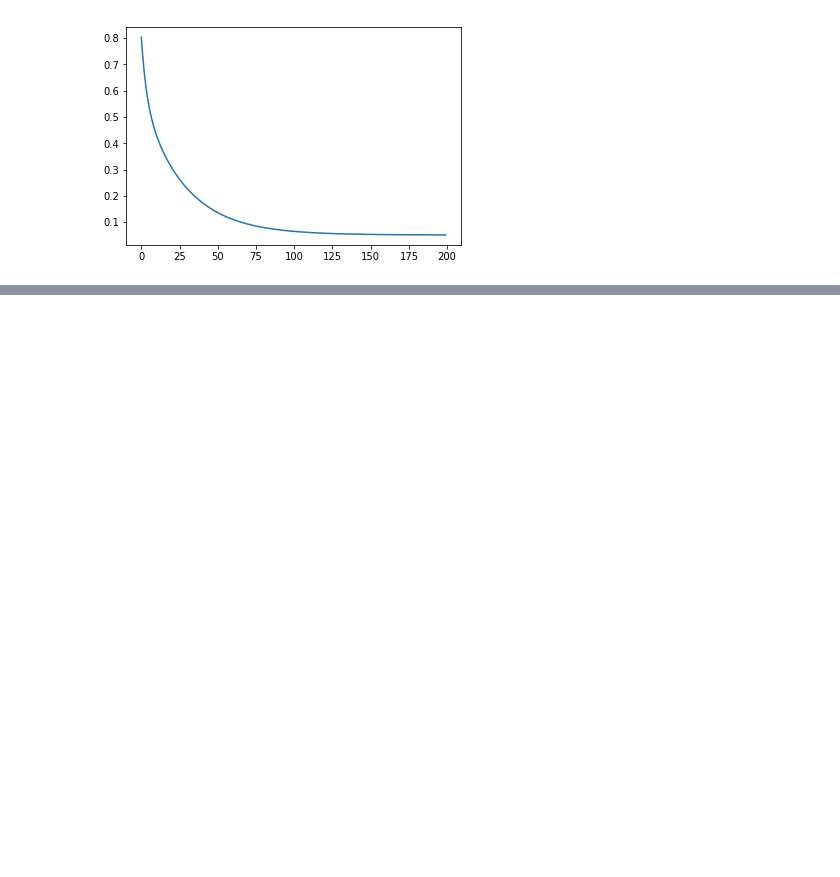
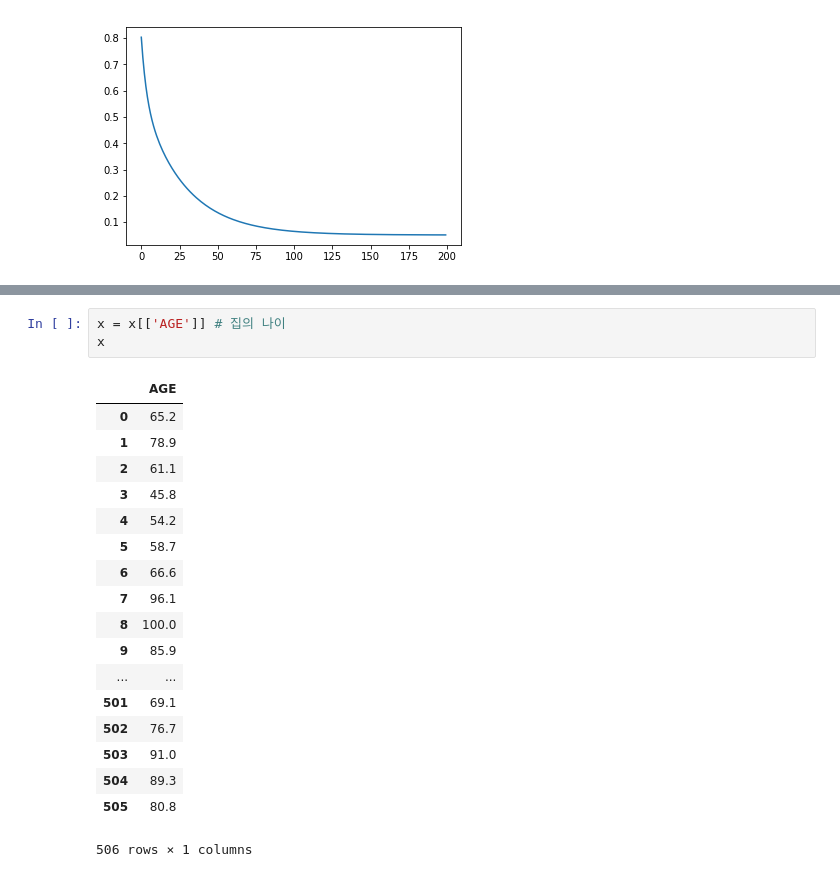
Before and after one commit to devwoo41/PrivateStudy, a Jupyter notebook: DL_ML/Linear_regression/선형회귀.ipynb, the cells around one changed output, grey strips where cells are left out. Saved outputs shown, nothing was run; the diff lists cells and outputs as text; blank space fills up the shorter version.

```diff
--- a/DL_ML/Linear_regression/선형회귀.ipynb
+++ b/DL_ML/Linear_regression/선형회귀.ipynb
@@ -131,0 +220,22 @@ plt.plot(cost_list)
+# %%
+x = x[['AGE']] # 집의 나이
+x
+# %% [output]
+|  | AGE |
+| 0 | 65.2 |
+| 1 | 78.9 |
+| 2 | 61.1 |
+| 3 | 45.8 |
+| 4 | 54.2 |
+| 5 | 58.7 |
+| 6 | 66.6 |
+| 7 | 96.1 |
+| 8 | 100.0 |
+| 9 | 85.9 |
+| ... | ... |
+| 501 | 69.1 |
+| 502 | 76.7 |
+| 503 | 91.0 |
+| 504 | 89.3 |
+| 505 | 80.8 |
+506 rows × 1 columns
```
Also changed, not shown: parts of 20 cells of this notebook, 6 other files.
